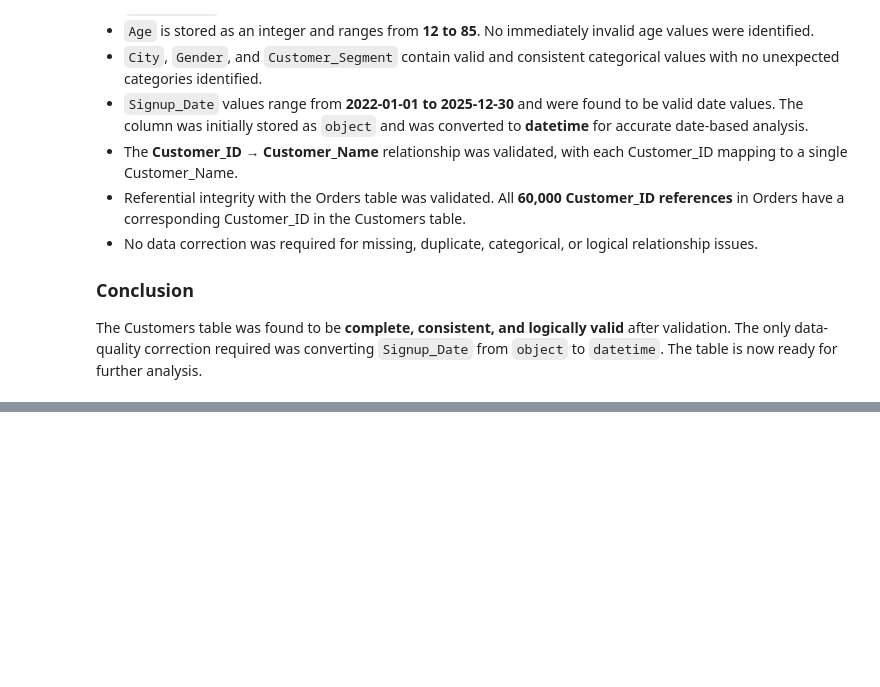
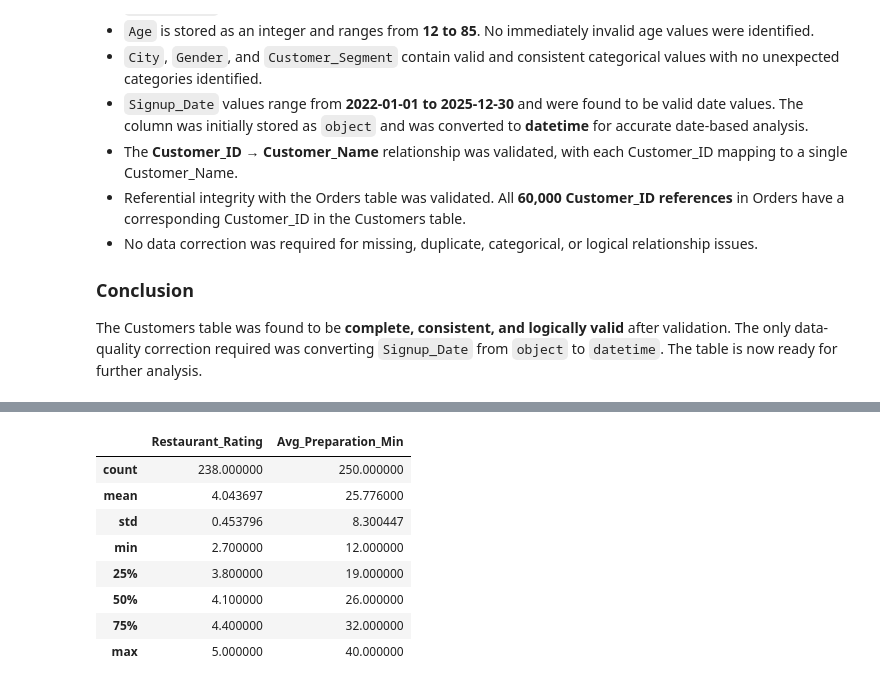
Before and after one commit to saradlakandri/Food-Delivery-Operations-Customer-Analytics, a Jupyter notebook: Python/Food_Delivery_Operations_Customer_Analytics.ipynb, the cells around one changed output, grey strips where cells are left out. Saved outputs shown, nothing was run; the diff lists cells and outputs as text; code cells hidden in the pictures; blank space fills up the shorter version.

```diff
--- a/Python/Food_Delivery_Operations_Customer_Analytics.ipynb
+++ b/Python/Food_Delivery_Operations_Customer_Analytics.ipynb
@@ -1038,0 +1122,14 @@ The Customers table was found to be **complete, consistent, and logically valid*
+# %%
+## Checking the statistical summary and valid range of numerical columns
+
+restaurants.describe()
+# %% [output]
+|  | Restaurant_Rating | Avg_Preparation_Min |
+| count | 238.000000 | 250.000000 |
+| mean | 4.043697 | 25.776000 |
+| std | 0.453796 | 8.300447 |
+| min | 2.700000 | 12.000000 |
+| 25% | 3.800000 | 19.000000 |
+| 50% | 4.100000 | 26.000000 |
+| 75% | 4.400000 | 32.000000 |
+| max | 5.000000 | 40.000000 |
```
Also changed, not shown: parts of 36 cells of this notebook.
